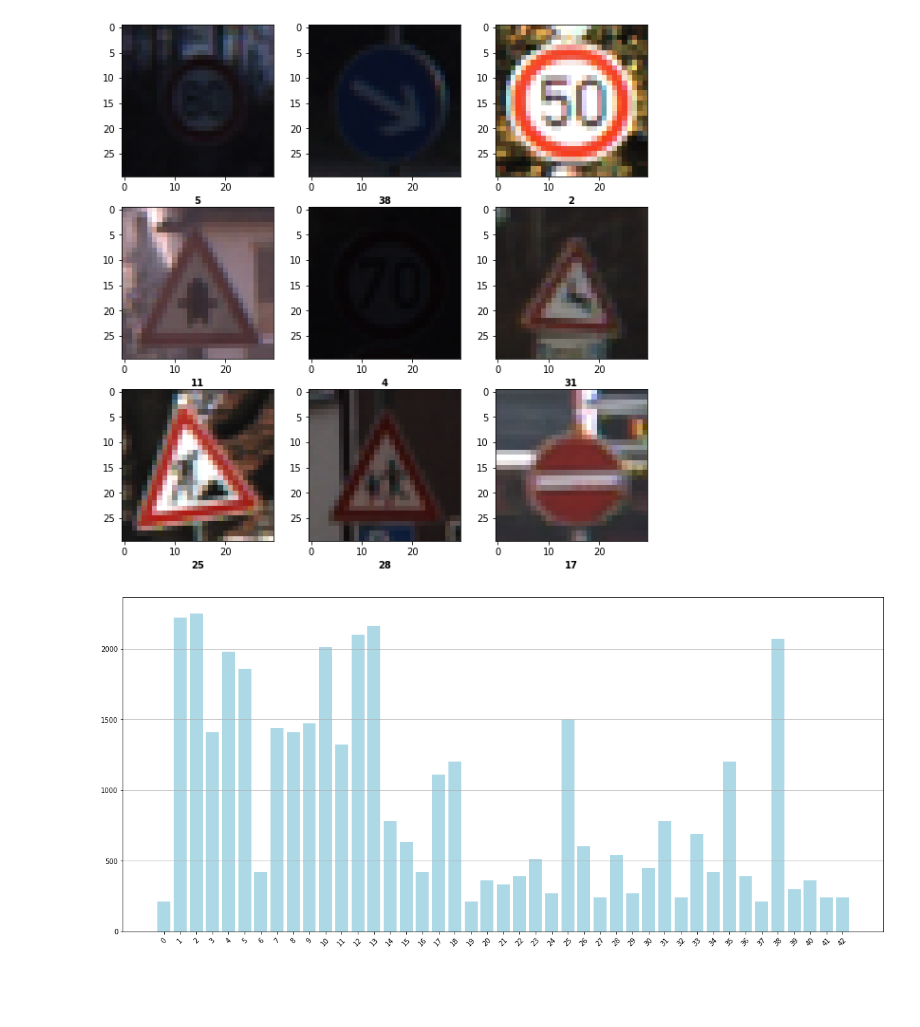
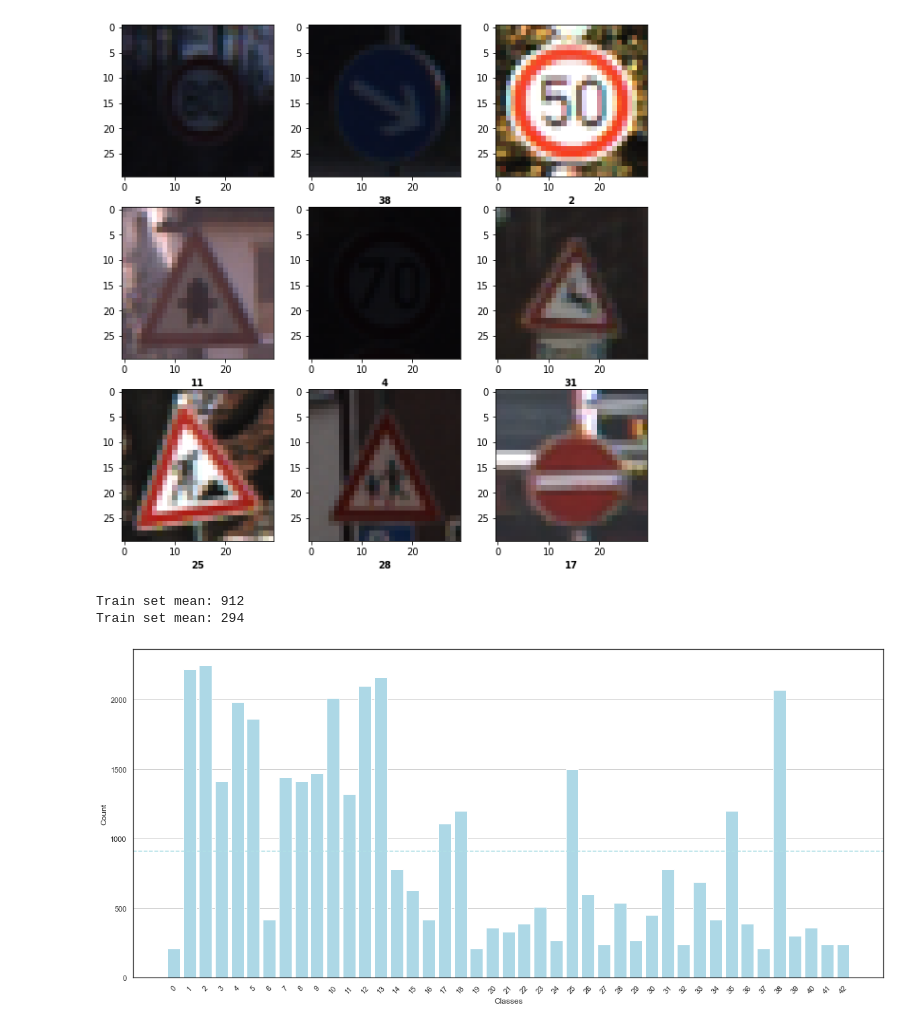
Before and after one commit to imarekkus/Master-s_Thesis, a Jupyter notebook: kody/EDA.ipynb, the cells around one changed output. Saved outputs shown, nothing was run; the diff lists cells and outputs as text; code cells hidden in the pictures; blank space fills up the shorter version.

```diff
--- a/kody/EDA.ipynb
+++ b/kody/EDA.ipynb
@@ -211,13 +258,30 @@ unique_classes_test, classes_counts_test = np.unique(df_test['ClassId'], return_
+# %%
+# Looking at the mean number of images of classes
+print("Train set mean: {:.0f}".format(classes_counts_train.mean()))
+print("Train set mean: {:.0f}".format(classes_counts_test.mean()))
+# %% [output]
+Train set mean: 912
+Train set mean: 294
 # %%
 # Balance of classes in train set
 
+# Setting up theme and grid look
+sns.set_theme(style="white", palette="pastel")
 plt.figure(figsize=(20,9))
 plt.grid(axis='y')
+
+# Plotting barplot, rotating ticks and adding mean
 plt.bar(unique_classes_train, classes_counts_train, color='lightblue')
 plt.xticks(unique_classes_train, rotation=45)
+plt.axhline(y = classes_counts_train.mean(), linestyle='--', color='powderblue')
+
+# Adding labels
+plt.xlabel('Classes')
+plt.ylabel('Count')
+
 plt.show()
 # %% [output]
-[figure, old version]
+[figure, new version]
 # %%
 # Balance of classes in test set
 
```
Also changed, not shown: parts of 7 cells of this notebook, 1 other file.
